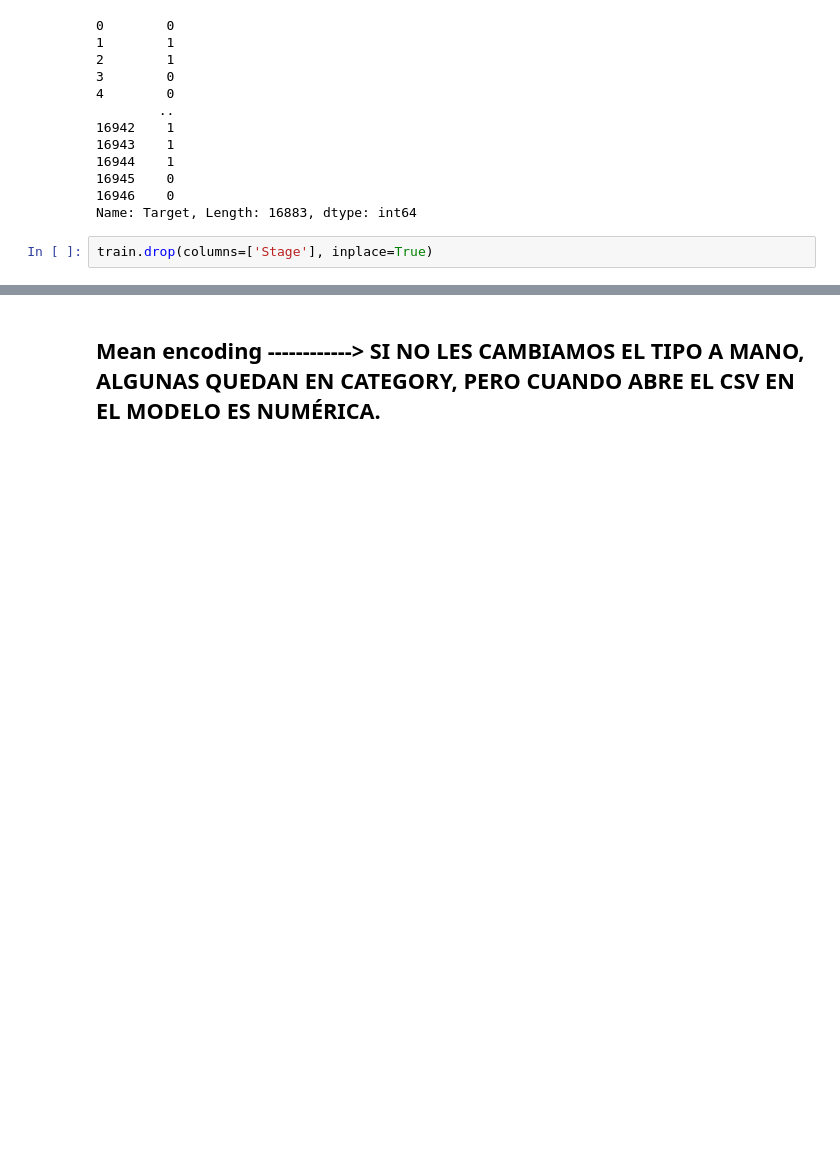
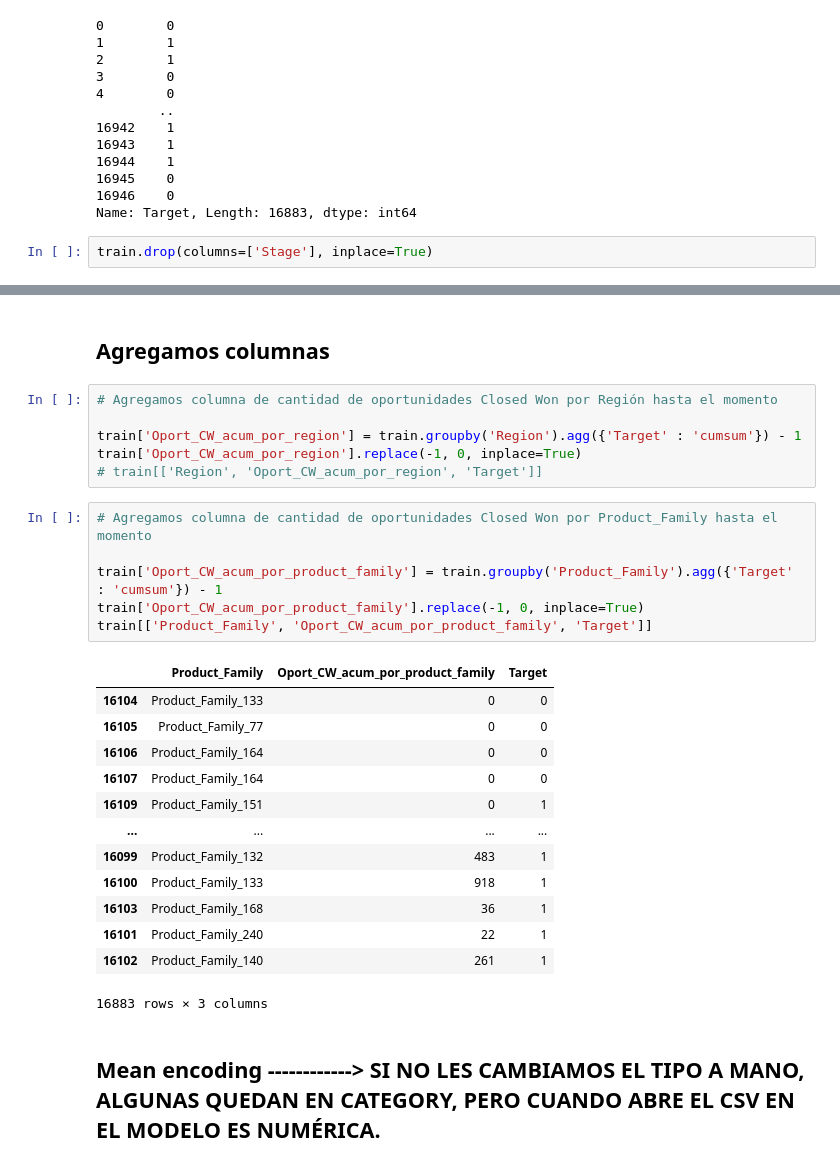
Before and after one commit to SantiagoTadini/TP2-Datos, a Jupyter notebook: Features/Features.ipynb, the cells around one changed output, grey strips where cells are left out. Cells and saved outputs as stored; diff of their text form; blank space fills up the shorter version.

```diff
--- a/Features/Features.ipynb
+++ b/Features/Features.ipynb
@@ -240,3 +262,31 @@ train.drop(columns=['Stage'], inplace=True)
+# %% [markdown]
+## Agregamos columnas
+# %%
+# Agregamos columna de cantidad de oportunidades Closed Won por Región hasta el momento
+
+train['Oport_CW_acum_por_region'] = train.groupby('Region').agg({'Target' : 'cumsum'}) - 1
+train['Oport_CW_acum_por_region'].replace(-1, 0, inplace=True)
+# train[['Region', 'Oport_CW_acum_por_region', 'Target']]
+# %%
+# Agregamos columna de cantidad de oportunidades Closed Won por Product_Family hasta el momento
+
+train['Oport_CW_acum_por_product_family'] = train.groupby('Product_Family').agg({'Target' : 'cumsum'}) - 1
+train['Oport_CW_acum_por_product_family'].replace(-1, 0, inplace=True)
+train[['Product_Family', 'Oport_CW_acum_por_product_family', 'Target']]
+# %% [output]
+|  | Product_Family | Oport_CW_acum_por_product_family | Target |
+| 16104 | Product_Family_133 | 0 | 0 |
+| 16105 | Product_Family_77 | 0 | 0 |
+| 16106 | Product_Family_164 | 0 | 0 |
+| 16107 | Product_Family_164 | 0 | 0 |
+| 16109 | Product_Family_151 | 0 | 1 |
+| ... | ... | ... | ... |
+| 16099 | Product_Family_132 | 483 | 1 |
+| 16100 | Product_Family_133 | 918 | 1 |
+| 16103 | Product_Family_168 | 36 | 1 |
+| 16101 | Product_Family_240 | 22 | 1 |
+| 16102 | Product_Family_140 | 261 | 1 |
+16883 rows × 3 columns
 # %% [markdown]
 ## Mean encoding ------------> SI NO LES CAMBIAMOS EL TIPO A MANO, ALGUNAS QUEDAN EN CATEGORY, PERO CUANDO ABRE EL CSV EN EL MODELO ES NUMÉRICA.
 # %%
```
Also changed, not shown: parts of 15 cells of this notebook.
